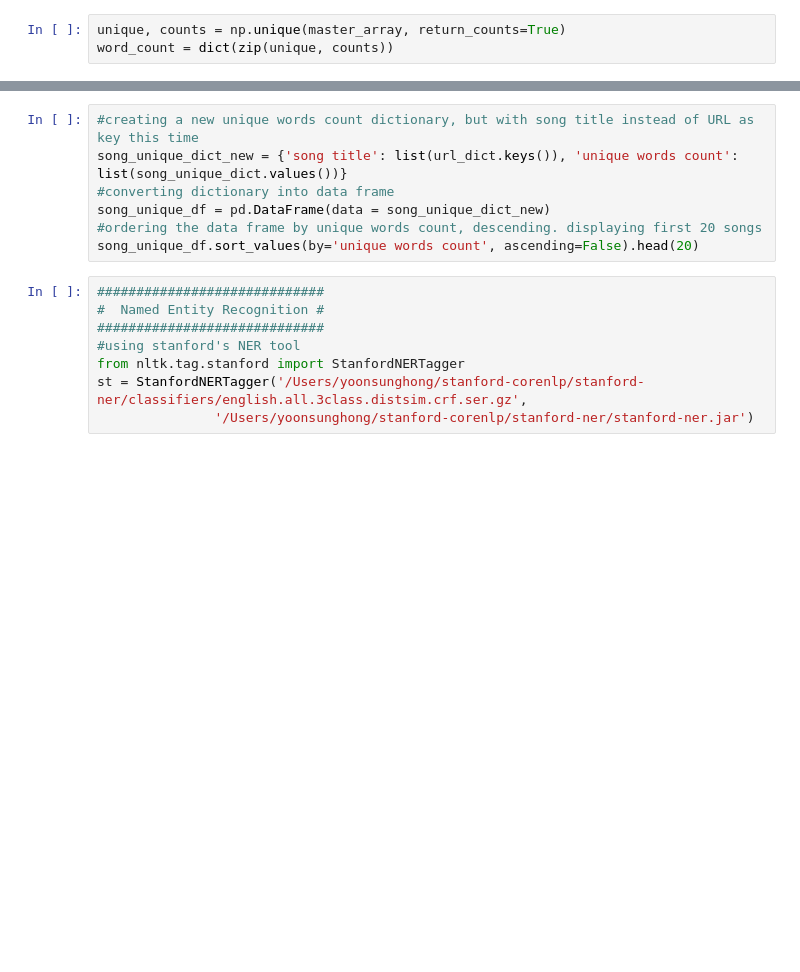
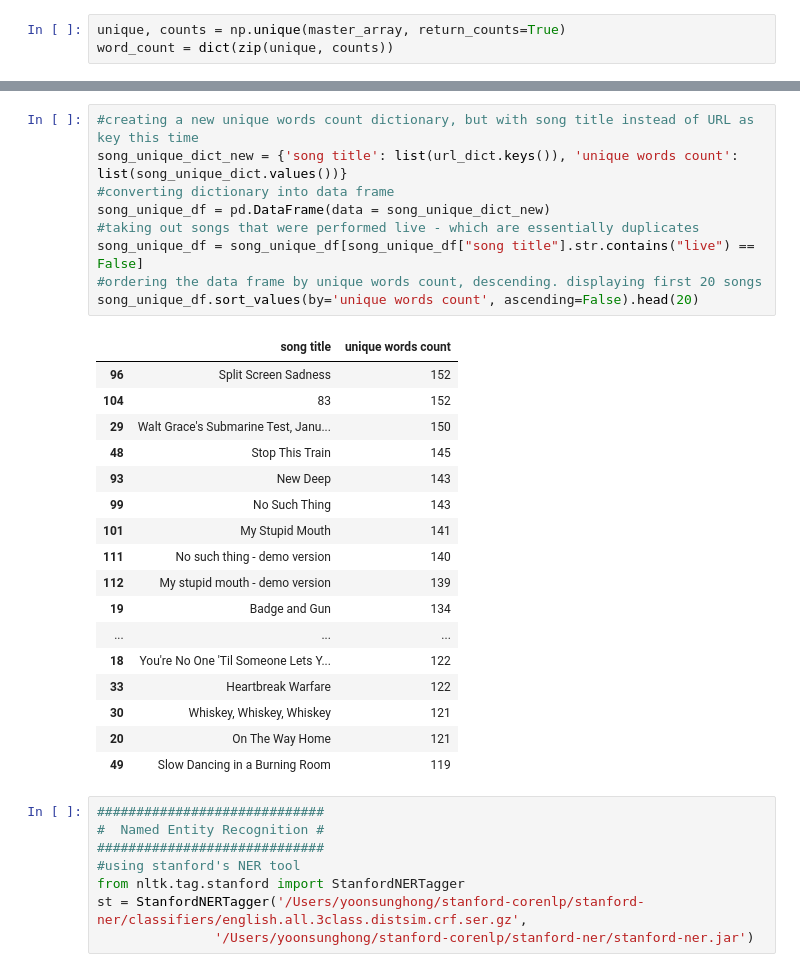
Before and after one commit to yoonsunghong/frankocean-lyricalanalysis, a Jupyter notebook: Artist Lyrical Analysis .ipynb, the cells around one changed output, grey strips where cells are left out. Drawn from its saved outputs; the diff is of its cells as text; blank space fills up the shorter version.

```diff
--- a/Artist Lyrical Analysis .ipynb
+++ b/Artist Lyrical Analysis .ipynb
@@ -197,10 +201,30 @@ sns.distplot(list(word_count.values()), bins = 10) #excludes stop words
 # %%
 #creating a new unique words count dictionary, but with song title instead of URL as key this time
 song_unique_dict_new = {'song title': list(url_dict.keys()), 'unique words count': list(song_unique_dict.values())}
 #converting dictionary into data frame
 song_unique_df = pd.DataFrame(data = song_unique_dict_new)
+#taking out songs that were performed live - which are essentially duplicates
+song_unique_df = song_unique_df[song_unique_df["song title"].str.contains("live") == False]
 #ordering the data frame by unique words count, descending. displaying first 20 songs
 song_unique_df.sort_values(by='unique words count', ascending=False).head(20)
+# %% [output]
+|  | song title | unique words count |
+| 96 | Split Screen Sadness | 152 |
+| 104 | 83 | 152 |
+| 29 | Walt Grace's Submarine Test, Janu... | 150 |
+| 48 | Stop This Train | 145 |
+| 93 | New Deep | 143 |
+| 99 | No Such Thing | 143 |
+| 101 | My Stupid Mouth | 141 |
+| 111 | No such thing - demo version | 140 |
+| 112 | My stupid mouth - demo version | 139 |
+| 19 | Badge and Gun | 134 |
+| ... | ... | ... |
+| 18 | You're No One 'Til Someone Lets Y... | 122 |
+| 33 | Heartbreak Warfare | 122 |
+| 30 | Whiskey, Whiskey, Whiskey | 121 |
+| 20 | On The Way Home | 121 |
+| 49 | Slow Dancing in a Burning Room | 119 |
 # %%
 #############################
 #  Named Entity Recognition #
```
Also changed, not shown: parts of 10 cells of this notebook.
